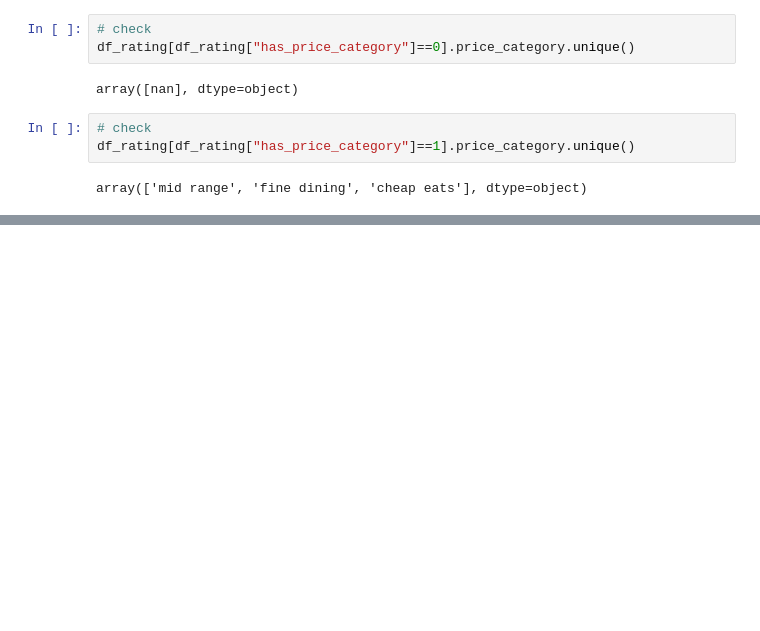
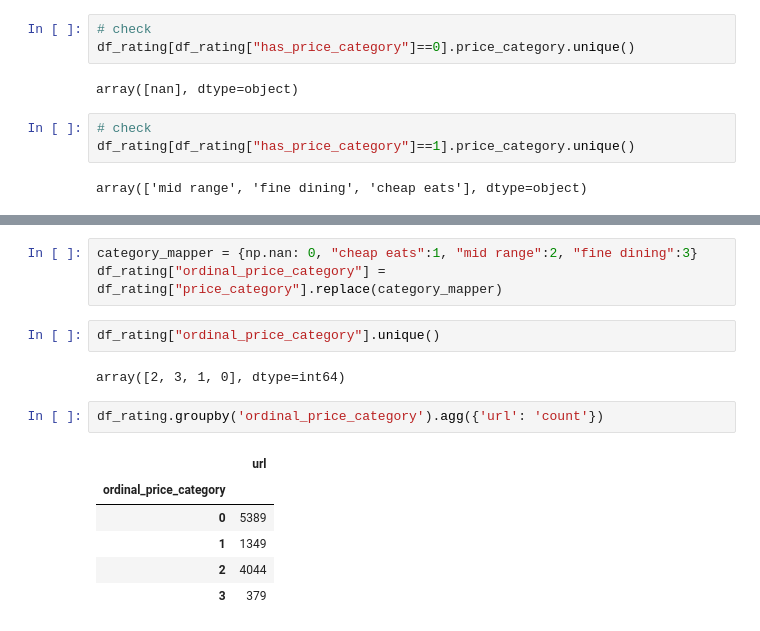
Before and after one commit to chinhockyang/restaurant_ratings_analysis, a Jupyter notebook: price_category.ipynb, the cells around one changed output, grey strips where cells are left out. Drawn from its saved outputs; the diff is of its cells as text; blank space fills up the shorter version.

```diff
--- a/price_category.ipynb
+++ b/price_category.ipynb
@@ -46,0 +54,16 @@ array(['mid range', 'fine dining', 'cheap eats'], dtype=object)
+# %%
+category_mapper = {np.nan: 0, "cheap eats":1, "mid range":2, "fine dining":3}
+df_rating["ordinal_price_category"] = df_rating["price_category"].replace(category_mapper)
+# %%
+df_rating["ordinal_price_category"].unique()
+# %% [output]
+array([2, 3, 1, 0], dtype=int64)
+# %%
+df_rating.groupby('ordinal_price_category').agg({'url': 'count'})
+# %% [output]
+|  | url |
+| ordinal_price_category |  |
+| 0 | 5389 |
+| 1 | 1349 |
+| 2 | 4044 |
+| 3 | 379 |
```
Also changed, not shown: parts of 3 cells of this notebook, 1 other file.
